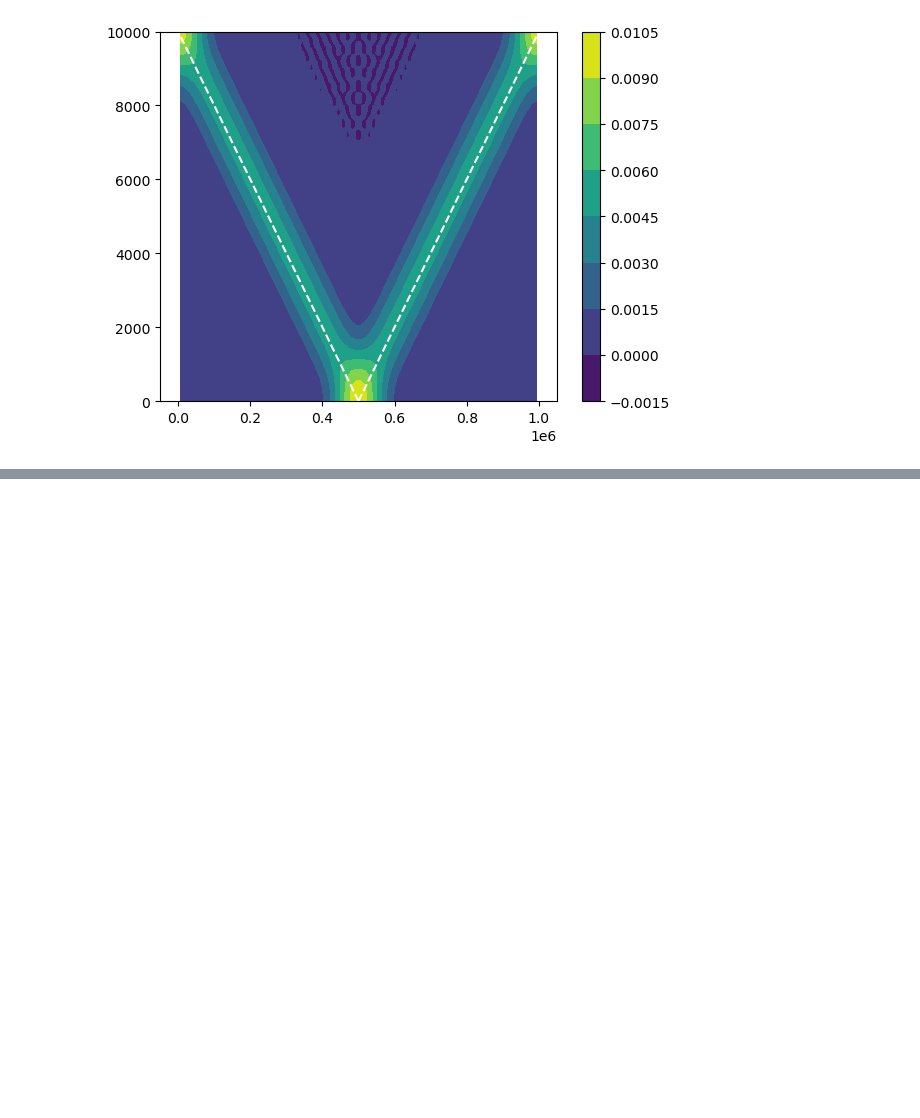
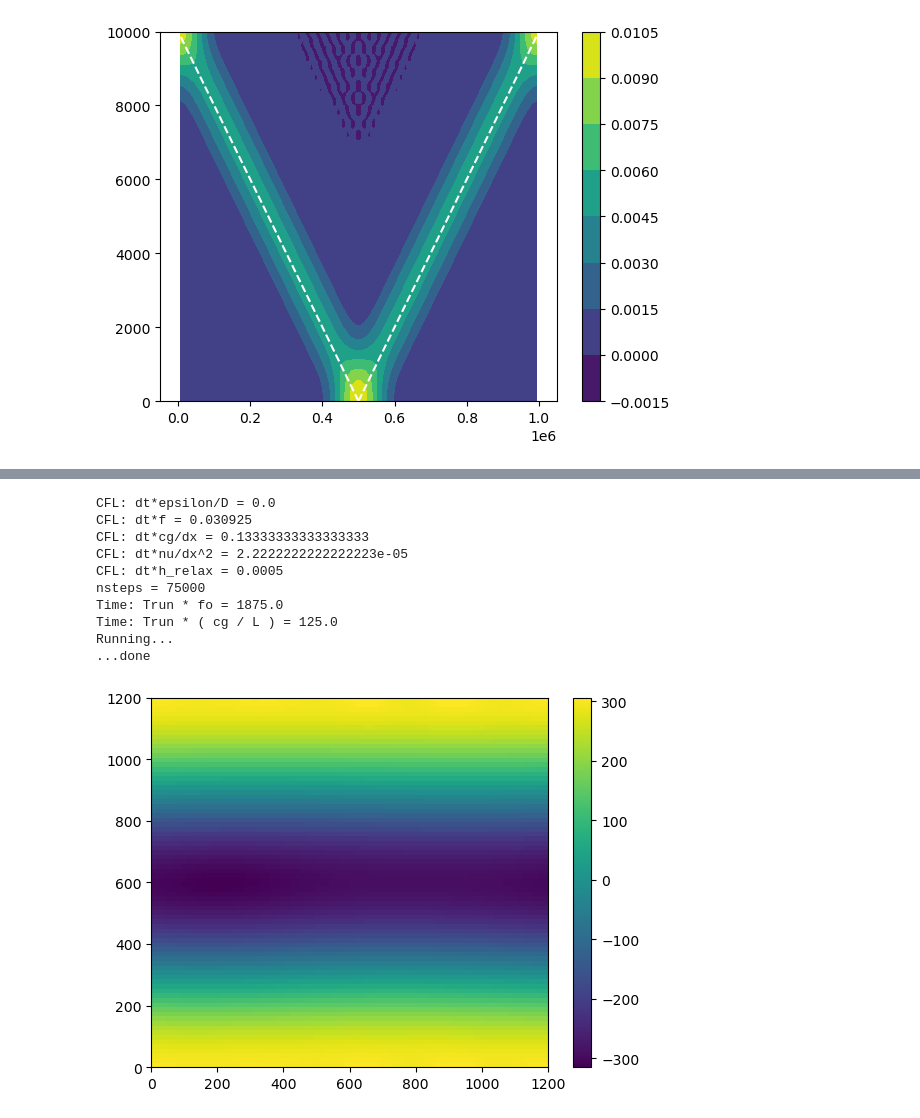
Before and after one commit to ThomasLi0314/OSSWEM_Thomas, a Jupyter notebook: Cgrid-SWEM.ipynb, the cells around one changed output, grey strips where cells are left out. Saved outputs shown, nothing was run; the diff lists cells and outputs as text; code cells hidden in the pictures; blank space fills up the shorter version.

```diff
--- a/Cgrid-SWEM.ipynb
+++ b/Cgrid-SWEM.ipynb
@@ -607,0 +662,15 @@ Running...
+# %%
+u,v,eta,time = M.run(250., 500, 150); # dt, steps/segment, segments
+plt.pcolormesh( M.xh1/1e3, M.yh1/1e3, M.eta ); plt.colorbar();
+# %% [output]
+CFL: dt*epsilon/D = 0.0
+CFL: dt*f = 0.030925
+CFL: dt*cg/dx = 0.13333333333333333
+CFL: dt*nu/dx^2 = 2.2222222222222223e-05
+CFL: dt*h_relax = 0.0005
+nsteps = 75000
+Time: Trun * fo = 1875.0
+Time: Trun * ( cg / L ) = 125.0
+Running...
+...done
+[figure, added]
```
Also changed, not shown: parts of 7 cells of this notebook.
